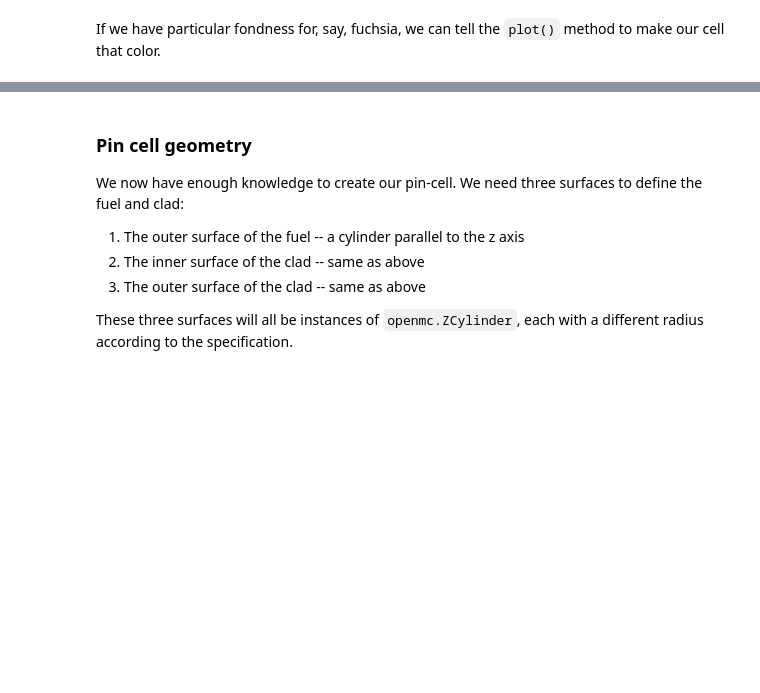
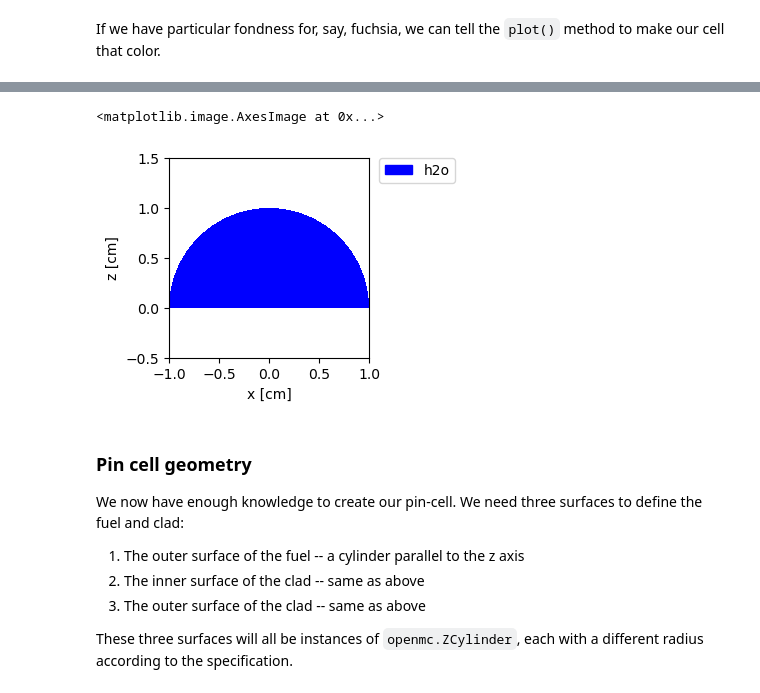
Before and after one commit to pshriwise/ictp-workshop23-openmc, a Jupyter notebook: notebooks/pincell/Solution/Pincell-solution.ipynb, the cells around one changed output, grey strips where cells are left out. Cells and saved outputs as stored; diff of their text form; code cells hidden in the pictures; blank space fills up the shorter version.

```diff
--- a/notebooks/pincell/Solution/Pincell-solution.ipynb
+++ b/notebooks/pincell/Solution/Pincell-solution.ipynb
@@ -299,3 +454,12 @@ universe.plot(width=(2.0, 2.0), basis='xz',
+# %%
+universe.plot(width=(2.0, 2.0),
+              basis='xz',
+              color_by='material',
+              colors={water: 'blue'},
+              legend=True)
+# %% [output]
+<matplotlib.image.AxesImage at 0x...>
+[figure, added]
 # %% [markdown]
 ### Pin cell geometry
 
```
Also changed, not shown: parts of 28 cells of this notebook.
